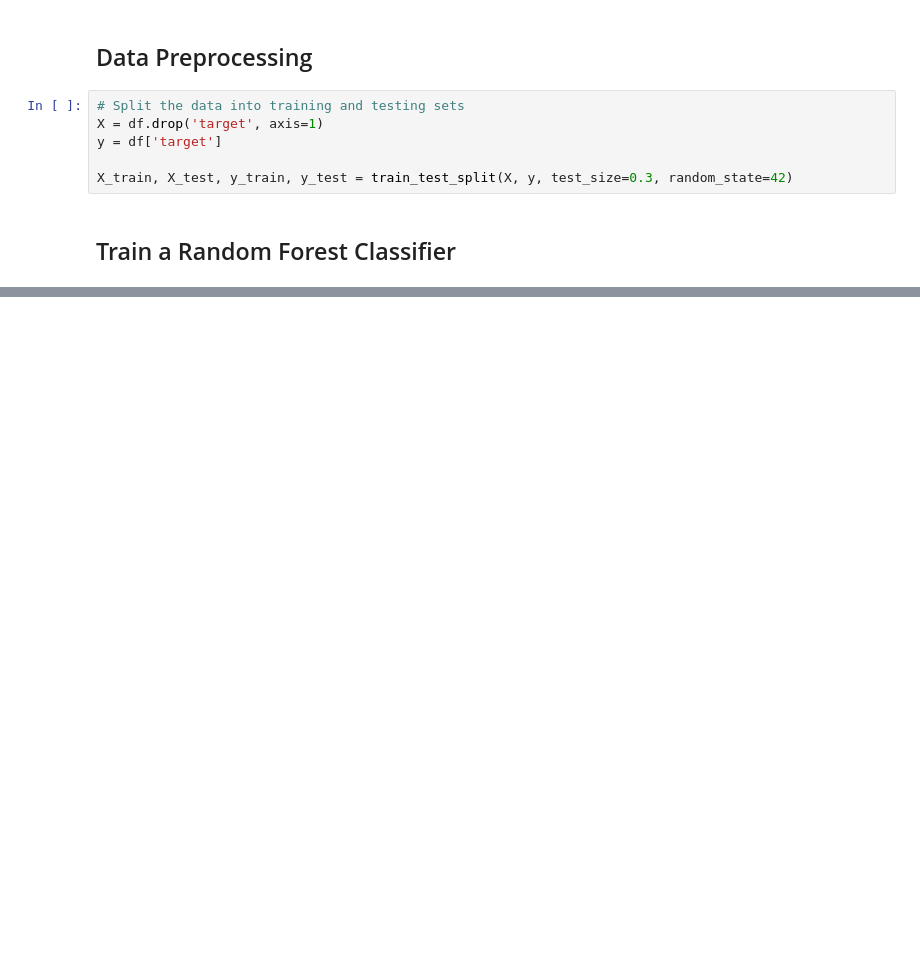
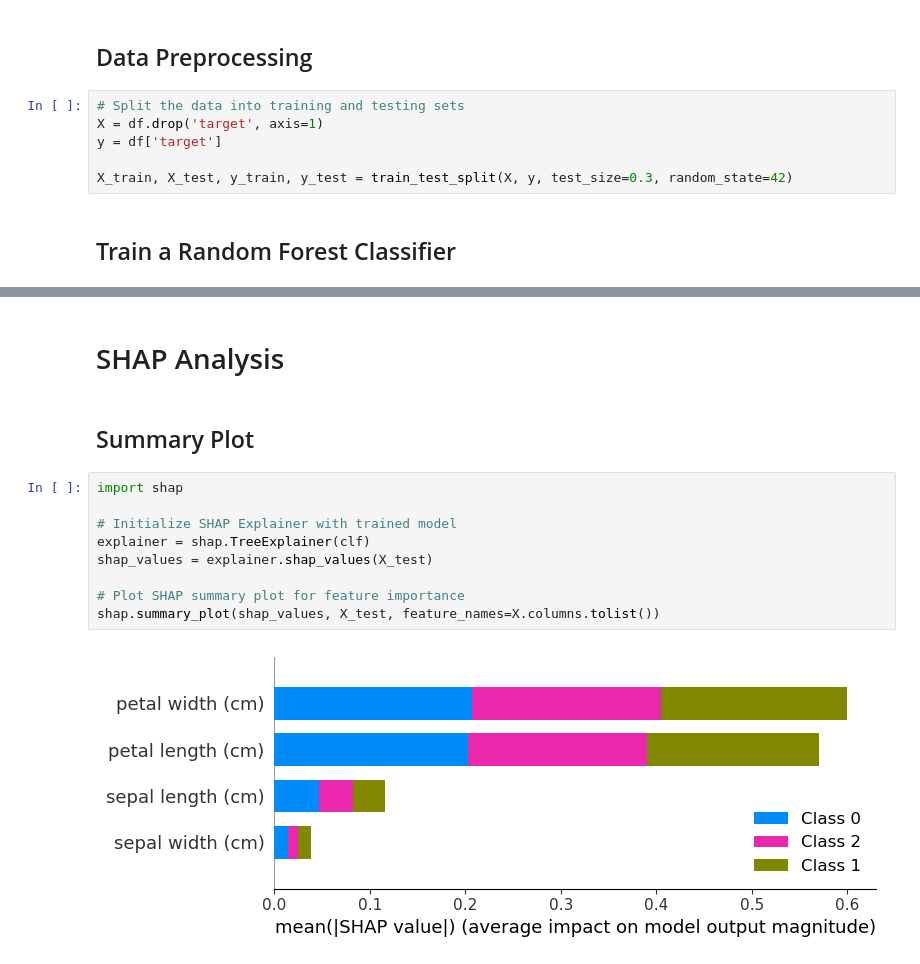
Before and after one commit to womega/Morningstar_templates, a Jupyter notebook: iris_dataset_analysis.ipynb, the cells around one changed output, grey strips where cells are left out. Cells and saved outputs as stored; diff of their text form; blank space fills up the shorter version.

Commit message:
Update iris analysis with SHAP

```diff
--- a/iris_dataset_analysis.ipynb
+++ b/iris_dataset_analysis.ipynb
@@ -40,0 +50,15 @@ print(f"Accuracy: {accuracy * 100:.2f}%")
+# %% [markdown]
+# SHAP Analysis
+# %% [markdown]
+## Summary Plot
+# %%
+import shap
+
+# Initialize SHAP Explainer with trained model
+explainer = shap.TreeExplainer(clf)
+shap_values = explainer.shap_values(X_test)
+
+# Plot SHAP summary plot for feature importance
+shap.summary_plot(shap_values, X_test, feature_names=X.columns.tolist())
+# %% [output]
+[figure, added]
```
Also changed, not shown: parts of 8 cells of this notebook.
